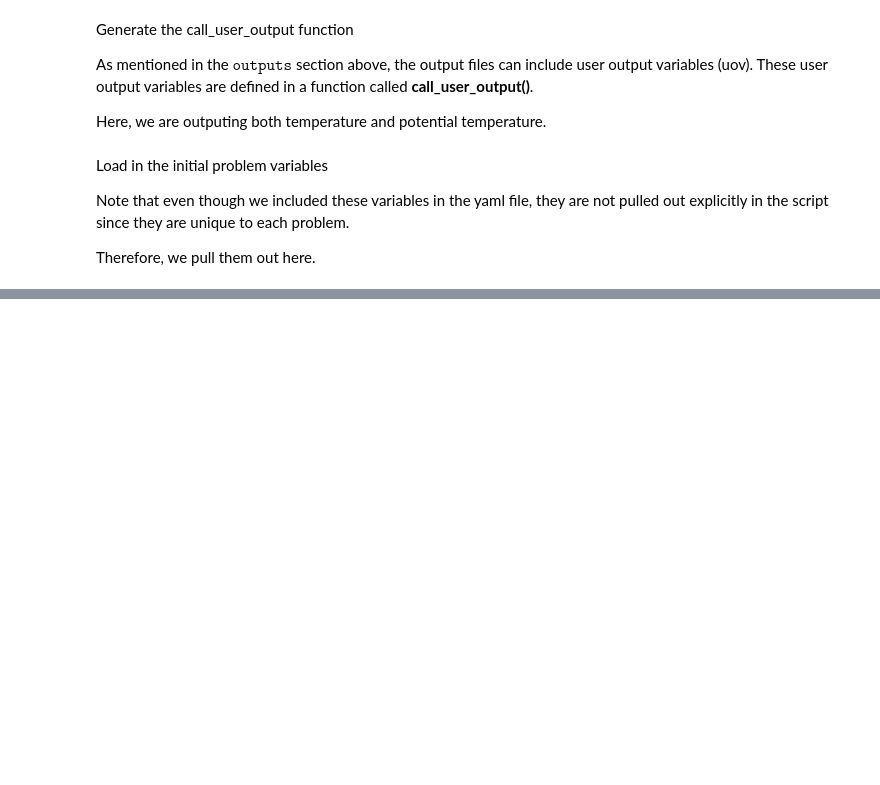
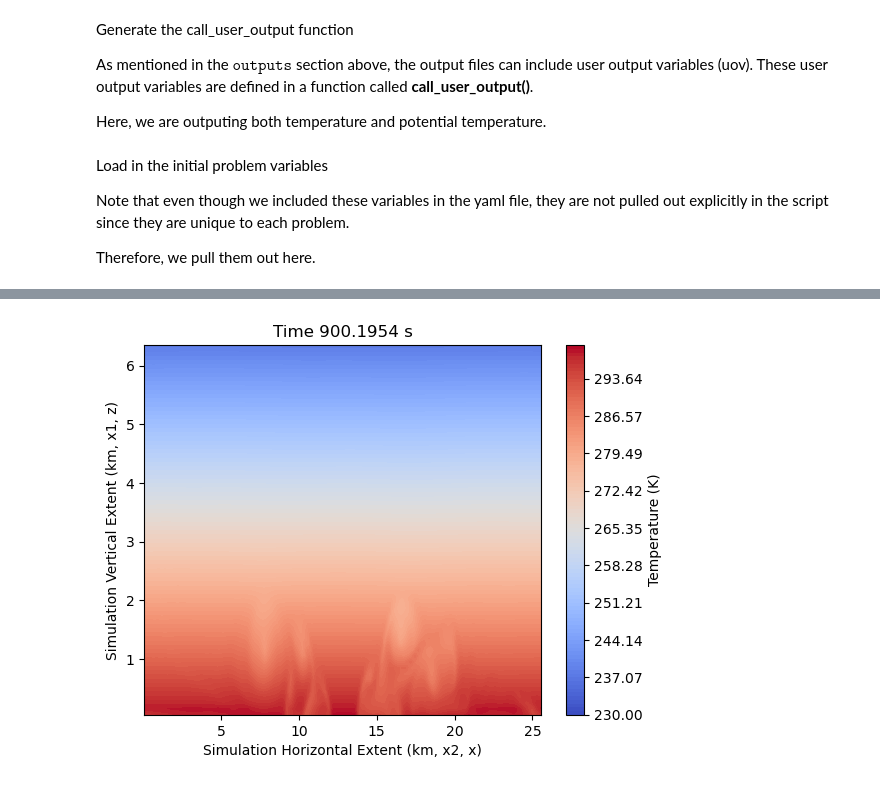
Before and after one commit to elijah-mullens/paddle, a Jupyter notebook: docs/content/notebooks/Tutorial-Straka.ipynb, the cells around one changed output, grey strips where cells are left out. Saved outputs shown, nothing was run; the diff lists cells and outputs as text; code cells hidden in the pictures; blank space fills up the shorter version.

```diff
--- a/docs/content/notebooks/Tutorial-Straka.ipynb
+++ b/docs/content/notebooks/Tutorial-Straka.ipynb
@@ -837,3 +992,35 @@ IndexError: vector
+# %%
+# Array of time for each frame, in seconds
+data_time = straka_output.variables['time'][:]
+
+# Array of center of cells for vertical direction
+data_x1 = straka_output.variables['x1'][:]
+
+# Array of center of cells for horizontal direction
+data_x2 = straka_output.variables['x2'][:]
+
+# Create meshgrid in order to plot
+Z, X = np.meshgrid(data_x2, data_x1)
+# %%
+# Loop over the time saved frames
+for t in range(np.shape(data_temperature)[0]):
+
+    # Ensures that the last plot will be cleared
+    clear_output(wait = True)
+
+    # Make a countour plot with really fine layers to capture eddies
+    plt.contourf(Z/1000,X/1000,data_temperature[t,:,0,:], cmap = 'coolwarm', levels = np.linspace(230,300,100))
+    plt.colorbar(label = 'Temperature (K)')
+    title = 'Time ' + str(data_time[t]) + ' s'
+    plt.title(title)
+    plt.xlabel('Simulation Horizontal Extent (km, x2, x)')
+    plt.ylabel('Simulation Vertical Extent (km, x1, z)')
+    plt.show()
+
+    # Delay, so that it doesn't go too fast
+    time.sleep(0.1)
+# %% [output]
+[figure, added]
 # %% [markdown]
 <div class="alert alert-block alert-success">
 
```
Also changed, not shown: parts of 20 cells of this notebook.
